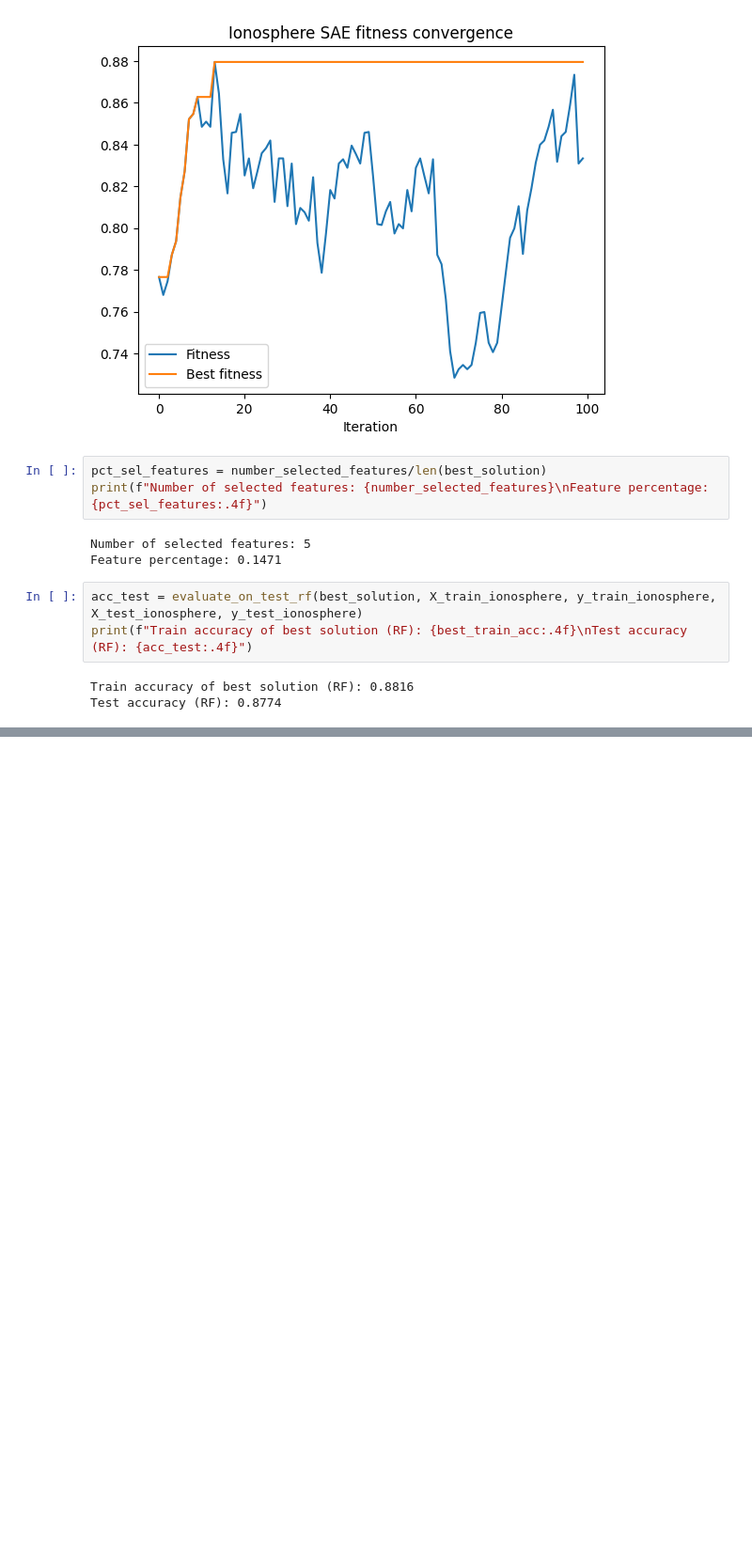
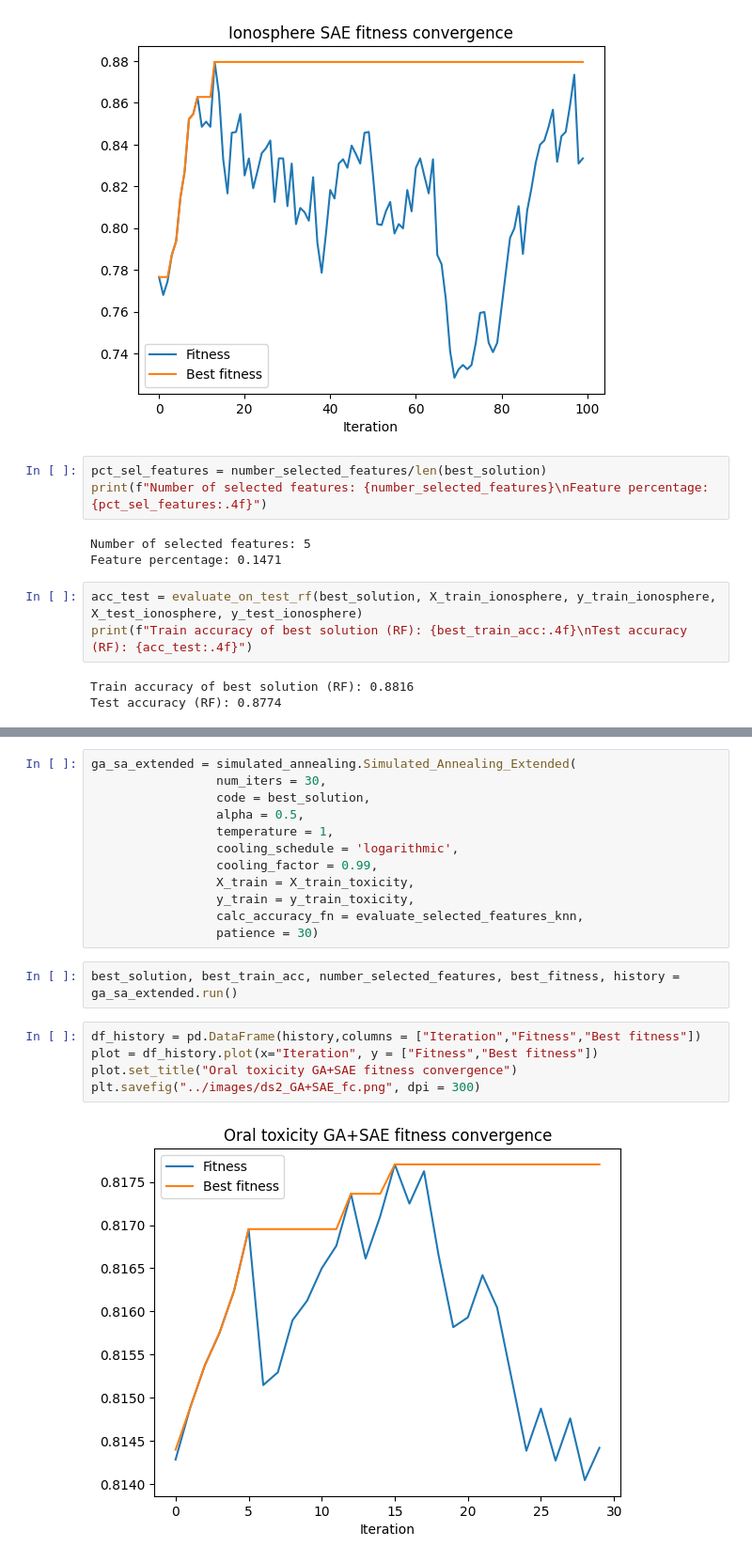
Before and after one commit to darijaeremija/metaheuristic_for_feature_selection, a Jupyter notebook: src/main.ipynb, the cells around one changed output, grey strips where cells are left out. Shown at 94% size. Cells and saved outputs as stored; diff of their text form; blank space fills up the shorter version.

```diff
--- a/src/main.ipynb
+++ b/src/main.ipynb
@@ -264,0 +326,21 @@ Test accuracy (RF): 0.8774
+# %%
+ga_sa_extended = simulated_annealing.Simulated_Annealing_Extended(
+                 num_iters = 30,
+                 code = best_solution,
+                 alpha = 0.5,
+                 temperature = 1,
+                 cooling_schedule = 'logarithmic',
+                 cooling_factor = 0.99,
+                 X_train = X_train_toxicity,
+                 y_train = y_train_toxicity,
+                 calc_accuracy_fn = evaluate_selected_features_knn,
+                 patience = 30)
+# %%
+best_solution, best_train_acc, number_selected_features, best_fitness, history = ga_sa_extended.run()
+# %%
+df_history = pd.DataFrame(history,columns = ["Iteration","Fitness","Best fitness"])
+plot = df_history.plot(x="Iteration", y = ["Fitness","Best fitness"])
+plot.set_title("Oral toxicity GA+SAE fitness convergence")
+plt.savefig("../images/ds2_GA+SAE_fc.png", dpi = 300)
+# %% [output]
+[figure, added]
```
Also changed, not shown: parts of 66 cells of this notebook.
